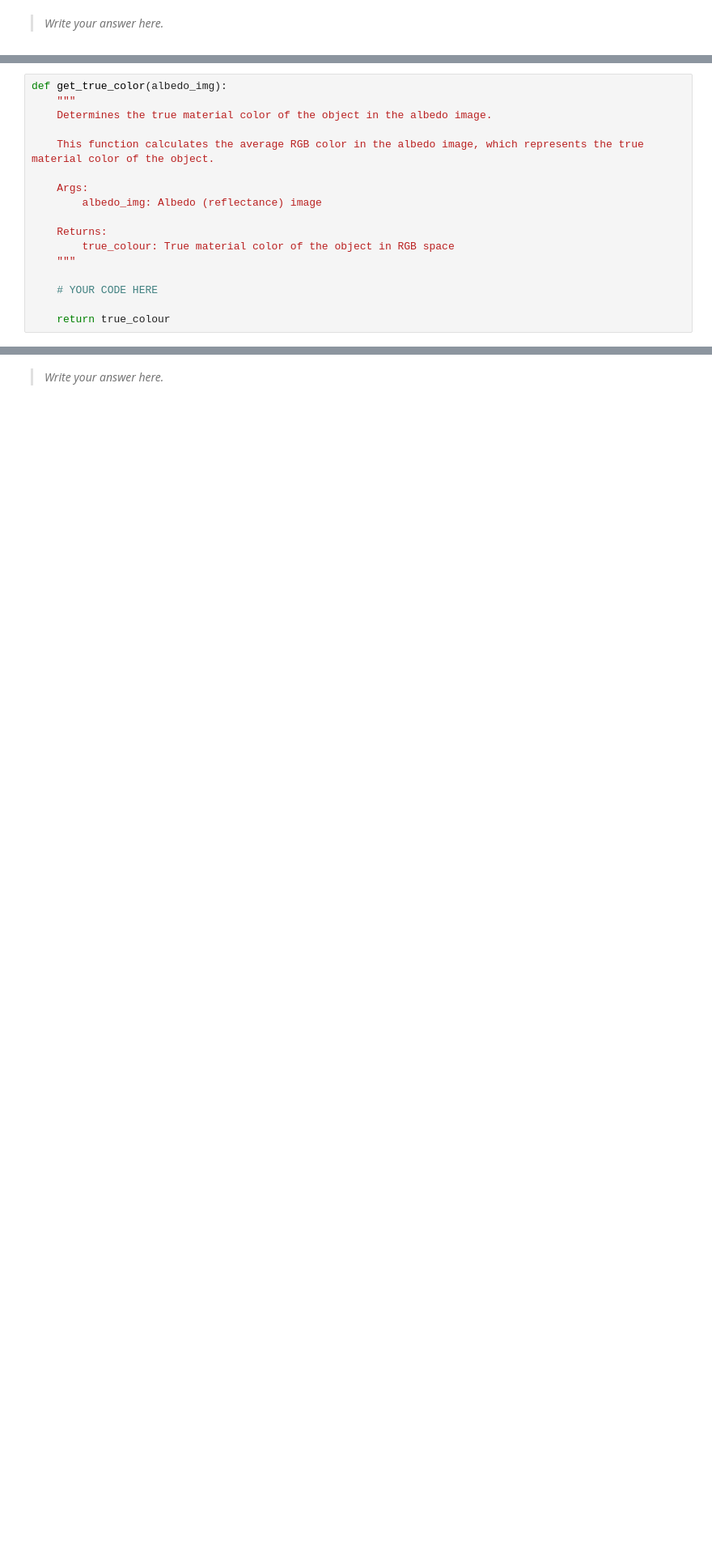
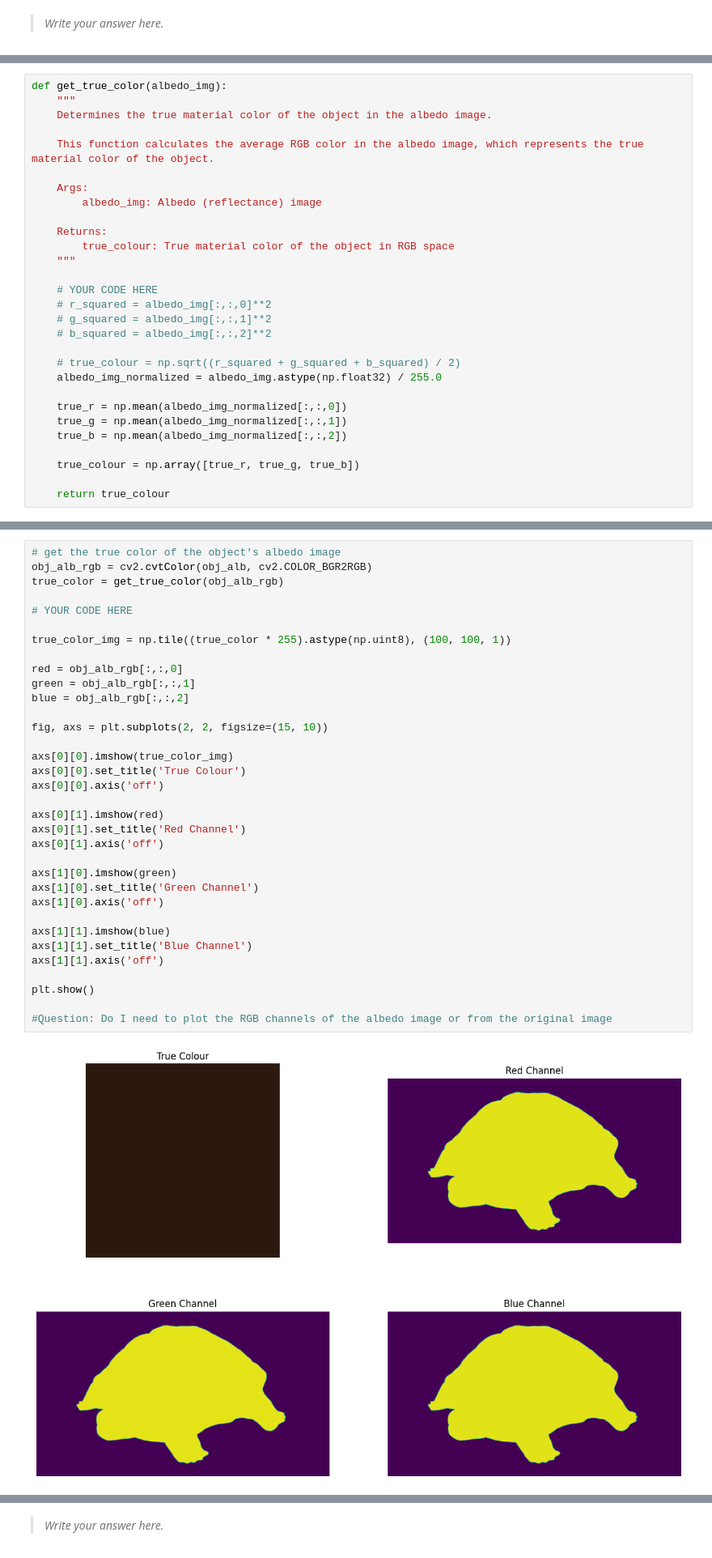
Before and after one commit to juttevijverberg/cv1-lab-1, a Jupyter notebook: cv1-lab-1.ipynb, the cells around one changed output, grey strips where cells are left out. Shown at 81% size. Drawn from its saved outputs; the diff is of its cells as text; blank space fills up the shorter version.

```diff
--- a/cv1-lab-1.ipynb
+++ b/cv1-lab-1.ipynb
@@ -560,5 +591,17 @@ def get_true_color(albedo_img):
     """
 
     # YOUR CODE HERE
+    # r_squared = albedo_img[:,:,0]**2
+    # g_squared = albedo_img[:,:,1]**2
+    # b_squared = albedo_img[:,:,2]**2
+
+    # true_colour = np.sqrt((r_squared + g_squared + b_squared) / 2)
+    albedo_img_normalized = albedo_img.astype(np.float32) / 255.0
+
+    true_r = np.mean(albedo_img_normalized[:,:,0])
+    true_g = np.mean(albedo_img_normalized[:,:,1])
+    true_b = np.mean(albedo_img_normalized[:,:,2])
+
+    true_colour = np.array([true_r, true_g, true_b])
 
     return true_colour
@@ -571,3 +608,39 @@ true_color = get_true_color(obj_alb_rgb)
+# %%
+# get the true color of the object's albedo image
+obj_alb_rgb = cv2.cvtColor(obj_alb, cv2.COLOR_BGR2RGB)
+true_color = get_true_color(obj_alb_rgb)
+
+# YOUR CODE HERE
+
+true_color_img = np.tile((true_color * 255).astype(np.uint8), (100, 100, 1))
+
+red = obj_alb_rgb[:,:,0]
+green = obj_alb_rgb[:,:,1]
+blue = obj_alb_rgb[:,:,2]
+
+fig, axs = plt.subplots(2, 2, figsize=(15, 10))
+
+axs[0][0].imshow(true_color_img)
+axs[0][0].set_title('True Colour')
+axs[0][0].axis('off')
+
+axs[0][1].imshow(red)
+axs[0][1].set_title('Red Channel')
+axs[0][1].axis('off')
+
+axs[1][0].imshow(green)
+axs[1][0].set_title('Green Channel')
+axs[1][0].axis('off')
+
+axs[1][1].imshow(blue)
+axs[1][1].set_title('Blue Channel')
+axs[1][1].axis('off')
+
+plt.show()
+
+#Question: Do I need to plot the RGB channels of the albedo image or from the original image
+# %% [output]
+[figure, added]
 # %% [markdown]
 <a id="question-13"></a>
 #### <font color='#FF0000'>Question 13 (2 points)</font>
```
Also changed, not shown: parts of 9 cells of this notebook.
